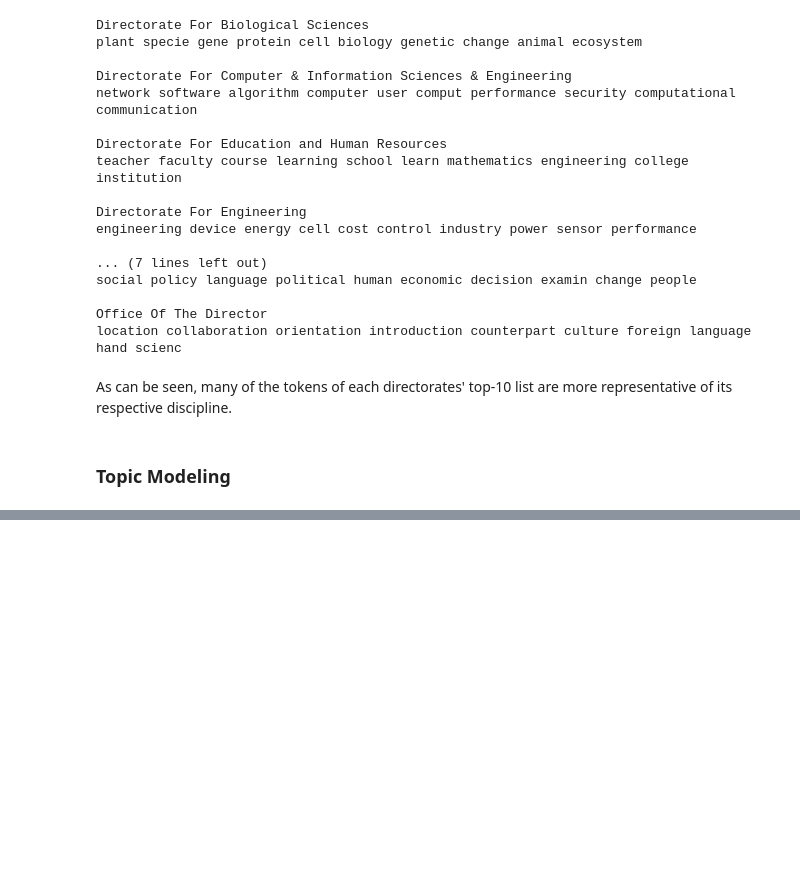
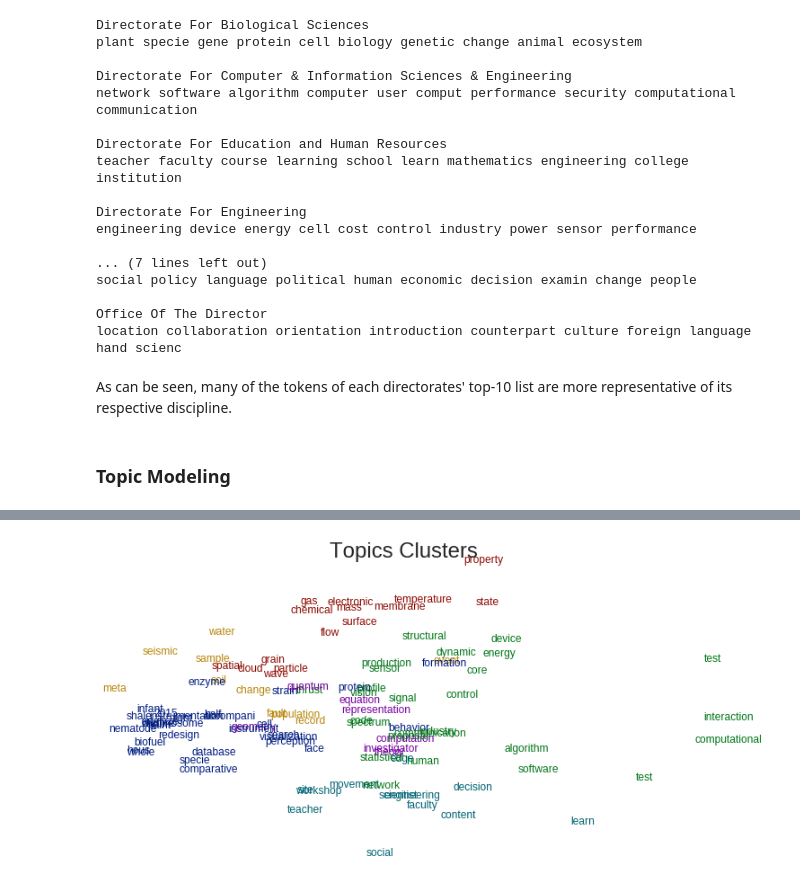
Before and after one commit to szorowi1/qmss2017, a Jupyter notebook: module4/module4_notes.ipynb, the cells around one changed output, grey strips where cells are left out. Drawn from its saved outputs; the diff is of its cells as text; code cells hidden in the pictures; blank space fills up the shorter version.

Commit message:
Module 4 updates: topic models + 2006-2016 only

```diff
--- a/module4/module4_notes.ipynb
+++ b/module4/module4_notes.ipynb
@@ -1212,0 +1438,10 @@ document_topics = lda_fit.fit_transform(tfidf_mat)
+# %%
+## Find and display most representative 10 features for every
+## 10th topic.
+for i in range(0,n_topics,10):
+
+    ## Get indices of most representative features per topic.
+    ix = np.argsort( feature_loadings[i] )[::-1]
+
+    ## Print.
+    print( 'Topic %0.2d: %s' %(i, ', '.join(features[ix][:10])) )
@@ -1212,0 +1459,87 @@ document_topics = lda_fit.fit_transform(tfidf_mat)
+# %%
+from sklearn.decomposition import PCA
+from sklearn.cluster import KMeans
+
+#~~~~~~~~~~~~~~~~~~~~~~~~~~~~~~~~~~~~~~~~~~~~~~~~~#
+### Define useful functions.
+#~~~~~~~~~~~~~~~~~~~~~~~~~~~~~~~~~~~~~~~~~~~~~~~~~#
+
+def dot_self(arr):
+    return np.dot(arr, arr)
+
+def cosine(arr1, arr2):
+    return np.dot(arr1,arr2) / ( np.sqrt(dot_self(arr1)) * np.sqrt(dot_self(arr2)) )
+
+def jitter_pos(pos, i, scale=1e-1, threshold=1.1, seed=47404):
+    ## Make copies.
+    copy, xy = np.delete(pos, i, 0), pos[i]
+    ## Compute inverse-RMS distance.
+    dist_pre = np.sqrt( np.mean( 1. / np.power(copy - xy, 2) ) )
+    ## Append distance from center.
+    xy += (xy - np.median(topic_pca,axis=0)) * scale
+    dist_post = np.sqrt( np.mean( 1. / np.power(copy - xy, 2) ) )
+    if dist_pre / dist_post > threshold  : pos[i] = xy
+    return pos
+
+#~~~~~~~~~~~~~~~~~~~~~~~~~~~~~~~~~~~~~~~~~~~~~~~~~#
+### Compute similarity matrix.
+#~~~~~~~~~~~~~~~~~~~~~~~~~~~~~~~~~~~~~~~~~~~~~~~~~#
+
+## Preallocate space.
+topic_similarity = np.zeros((n_topics,n_topics))
+
+## Construct for loop that fills in upper triangular matrix.
+for i in range(0, n_topics-1):
+    for j in range(i+1, n_topics):
+        topic_similarity[i,j] = cosine(document_loadings[:,i], document_loadings[:,j])
+
+## Symmetrize matrix.
+topic_similarity = topic_similarity + topic_similarity.T
+
+## Check for symmetrix.
+# np.all(topic_similarity == topic_similarity.T)
+
+## Fill in diagonal with ones.
+topic_similarity[np.diag_indices_from(topic_similarity)] += 1
+
+#~~~~~~~~~~~~~~~~~~~~~~~~~~~~~~~~~~~~~~~~~~~~~~~~~#
+### Perform clustering.
+#~~~~~~~~~~~~~~~~~~~~~~~~~~~~~~~~~~~~~~~~~~~~~~~~~#
+
+## Initialize PCA.
+pca = PCA(n_components=2)
+
+## Fit and transform.
+topic_pca = pca.fit_transform(topic_similarity)
+
+## Initialize K-means.
+kmeans = KMeans(n_clusters=8, random_state=0)
+
+## Fit.
+kmeans_fit = kmeans.fit(topic_similarity)
+topic_kmeans = kmeans_fit.predict(topic_similarity)
+
+#~~~~~~~~~~~~~~~~~~~~~~~~~~~~~~~~~~~~~~~~~~~~~~~~~#
+### Plotting.
+#~~~~~~~~~~~~~~~~~~~~~~~~~~~~~~~~~~~~~~~~~~~~~~~~~#
+
+fig, ax = plt.subplots(1,1,figsize=(12,6))
+colors = sns.color_palette('dark', n_colors=8)
+
+## Jitter positions.
+for _ in range(250):
+    for i in range(n_topics):
+        topic_pca = jitter_pos(topic_pca,i,scale=0.01)
+
+## Plotting.
+for i in range(n_topics):
+    ax.text(topic_pca[i,0], topic_pca[i,1], features[np.argmax(feature_loadings[i])],
+            color=colors[topic_kmeans[i]], fontsize=12)
+
+## Fix axes.
+xmin, ymin = topic_pca.min(axis=0)
+xmax, ymax = topic_pca.max(axis=0)
+ax.set(xlim=(xmin, xmax), xticks=[], ylim=(ymin, ymax), yticks=[], title='Topics Clusters')
+ax.axes.set_axis_off()
+# %% [output]
+[figure, added]
```
Also changed, not shown: parts of 50 cells of this notebook.
